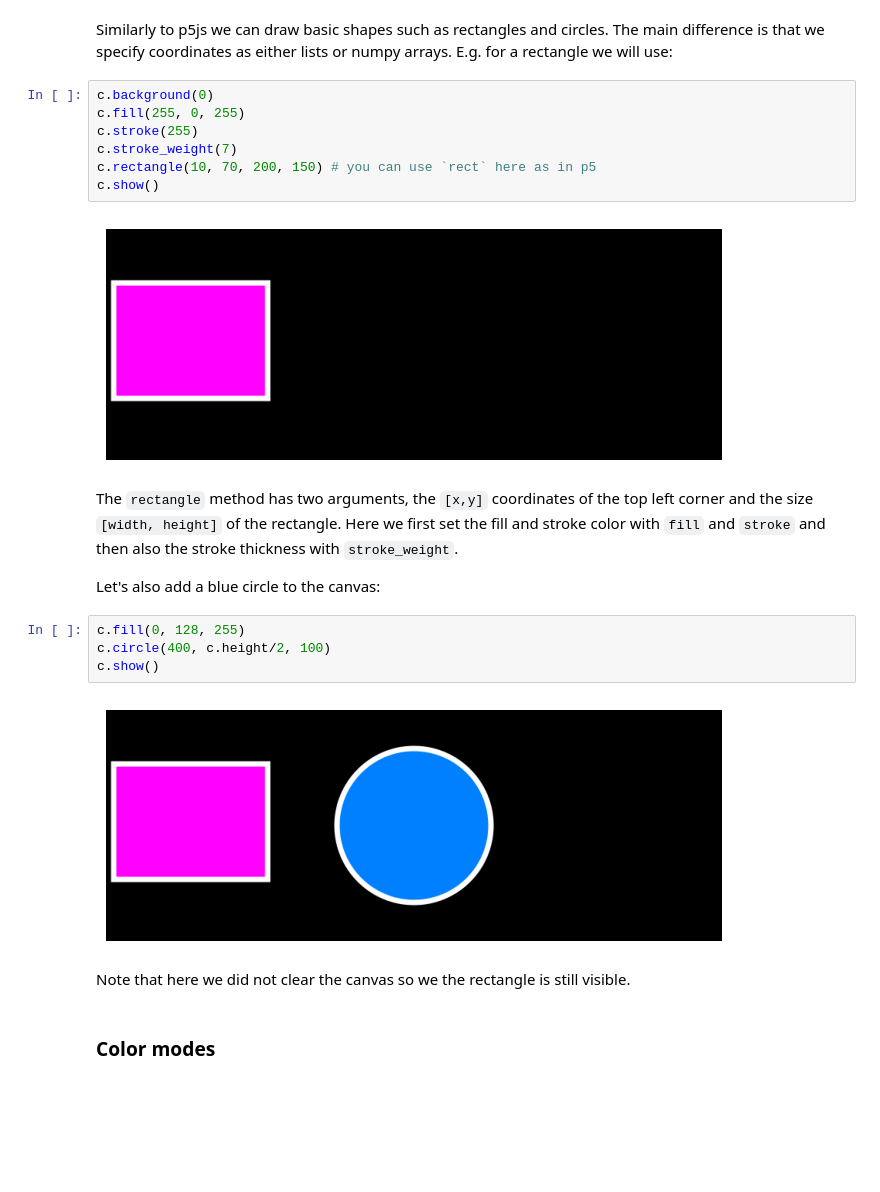
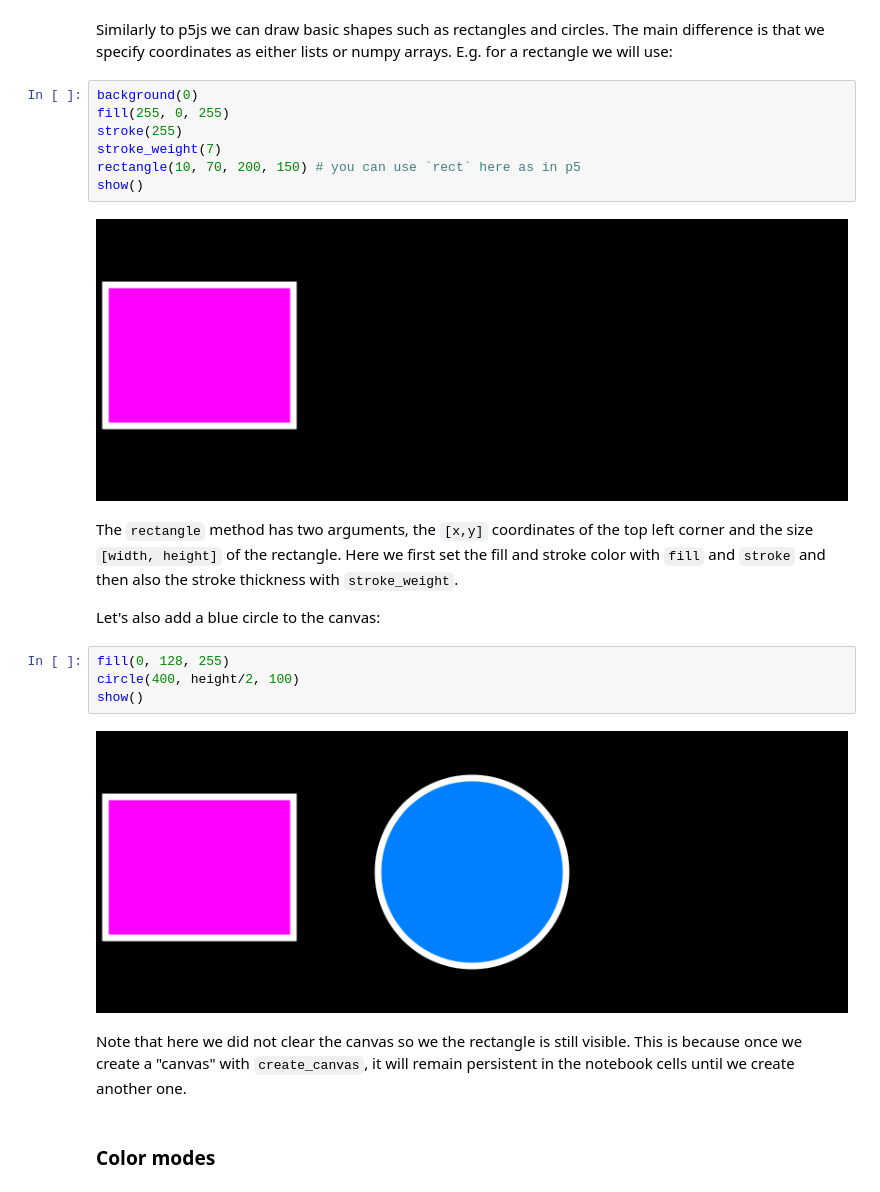
Before and after one commit to colormotor/py5canvas, a Jupyter notebook: examples/canvas_tutorial.ipynb, the cells around one changed output. Cells and saved outputs as stored; diff of their text form; blank space fills up the shorter version.

```diff
--- a/examples/canvas_tutorial.ipynb
+++ b/examples/canvas_tutorial.ipynb
@@ -164,27 +152,27 @@ P.s. note that in Python, `True` and `False` start with a capital!
 # %% [markdown]
 Similarly to p5js we can draw basic shapes such as rectangles and circles. The main difference is that we specify coordinates as either lists or numpy arrays. E.g. for a rectangle we will use:
 # %%
-c.background(0)
-c.fill(255, 0, 255)
-c.stroke(255)
-c.stroke_weight(7)
-c.rectangle(10, 70, 200, 150) # you can use `rect` here as in p5
-c.show()
+background(0)
+fill(255, 0, 255)
+stroke(255)
+stroke_weight(7)
+rectangle(10, 70, 200, 150) # you can use `rect` here as in p5
+show()
 # %% [output]
-[figure, old version]
+[figure, new version]
 # %% [markdown]
 The `rectangle` method has two arguments, the `[x,y]` coordinates of the top left corner and the size `[width, height]` of the rectangle.
 Here we first set the fill and stroke color with `fill` and `stroke` and then also the stroke thickness with `stroke_weight`.
 
 Let's also add a blue circle to the canvas:
 # %%
-c.fill(0, 128, 255)
-c.circle(400, c.height/2, 100)
-c.show()
+fill(0, 128, 255)
+circle(400, height/2, 100)
+show()
 # %% [output]
-[figure, old version]
+[figure, new version]
 # %% [markdown]
-Note that here we did not clear the canvas so we the rectangle is still visible.
+Note that here we did not clear the canvas so we the rectangle is still visible. This is because once we create a "canvas" with `create_canvas`, it will remain persistent in the notebook cells until we create another one.
 # %% [markdown]
 ### Color modes
 # %% [markdown]
```
Also changed, not shown: parts of 68 cells of this notebook, 1 other file.
